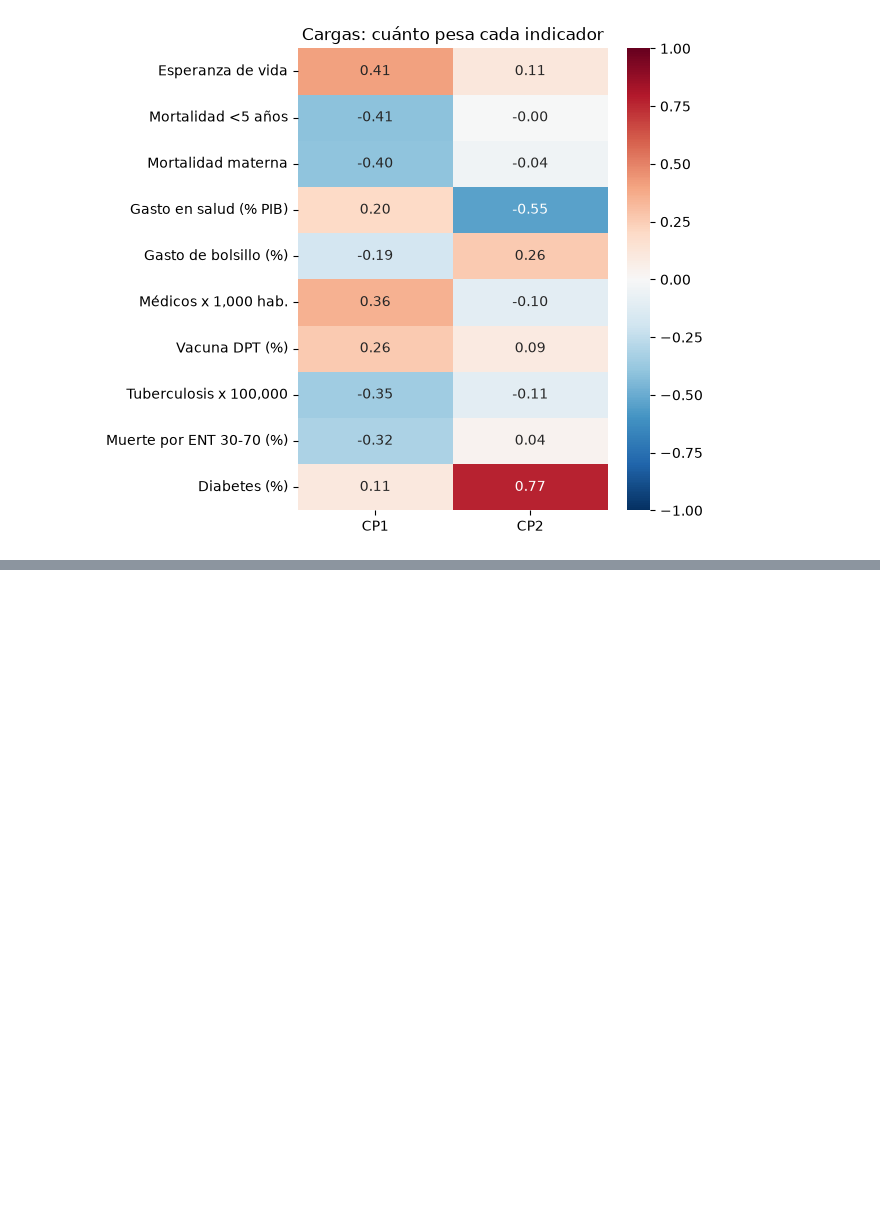
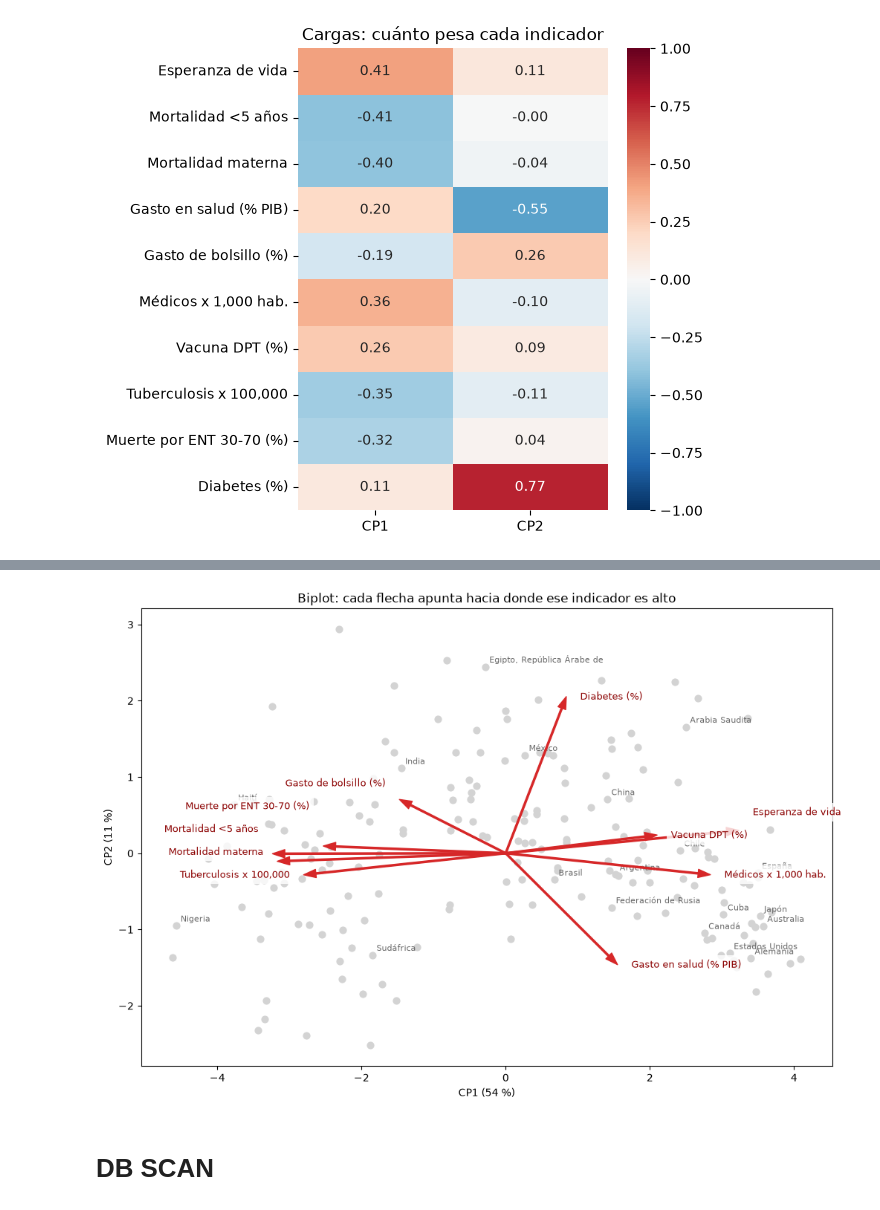
Before and after one commit to Lizethas27/IA_Practice, a Jupyter notebook: Practicas Parcial 3/deteccion de patrones.ipynb, the cells around one changed output, grey strips where cells are left out. Cells and saved outputs as stored; diff of their text form; code cells hidden in the pictures; blank space fills up the shorter version.

```diff
--- a/Practicas Parcial 3/deteccion de patrones.ipynb
+++ b/Practicas Parcial 3/deteccion de patrones.ipynb
@@ -368,0 +418,37 @@ plt.show()
+# %%
+# 📋 CELDA PARA COPIAR Y PEGAR (Teams)
+fig, ax = plt.subplots(figsize=(12, 8))
+ax.scatter(mapa["CP1"], mapa["CP2"], color="lightgray", s=40)
+etiquetar(ax, mapa, PAISES_GUIA, color="dimgray")
+
+# Estiramos las flechas para que llenen el mapa (cada eje por separado): lo que importa es la DIRECCIÓN
+escala_x = 0.7 * mapa["CP1"].abs().max() / cargas["CP1"].abs().max()
+escala_y = 0.7 * mapa["CP2"].abs().max() / cargas["CP2"].abs().max()
+puntas = []
+for variable in cargas.index:
+    x = cargas.loc[variable, "CP1"] * escala_x
+    y = cargas.loc[variable, "CP2"] * escala_y
+    ax.annotate("", xy=(x, y), xytext=(0, 0), arrowprops=dict(color="tab:red", width=1.5, headwidth=8))
+    puntas.append([x, y, variable])
+
+# Si dos etiquetas quedan encimadas (flechas casi paralelas), separamos la de arriba
+alto = 0.05 * (ax.get_ylim()[1] - ax.get_ylim()[0])
+ancho = 0.25 * (ax.get_xlim()[1] - ax.get_xlim()[0])
+puntas.sort(key=lambda p: p[1])
+for k in range(1, len(puntas)):
+    for previa in puntas[:k]:
+        if abs(puntas[k][0] - previa[0]) < ancho and abs(puntas[k][1] - previa[1]) < alto:
+            puntas[k][1] = previa[1] + alto
+separacion = 0.02 * (ax.get_xlim()[1] - ax.get_xlim()[0])
+for x, y, variable in puntas:
+    lado = 1 if x >= 0 else -1          # etiqueta hacia afuera de la flecha
+    ax.text(x + lado * separacion, y, variable, color="darkred", fontsize=9, va="center",
+            ha="left" if lado == 1 else "right", bbox=dict(facecolor="white", edgecolor="none", alpha=0.8))
+ax.set_xlabel(f"CP1 ({varianza[0]:.0f} %)")
+ax.set_ylabel(f"CP2 ({varianza[1]:.0f} %)")
+ax.set_title("Biplot: cada flecha apunta hacia donde ese indicador es alto")
+plt.show()
+# %% [output]
+[figure, added]
+# %% [markdown]
+# DB SCAN
```
Also changed, not shown: parts of 16 cells of this notebook, 1 other file.
